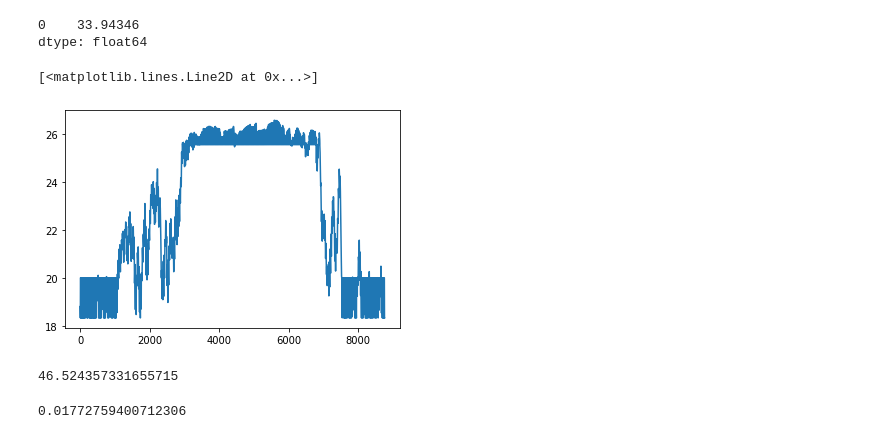
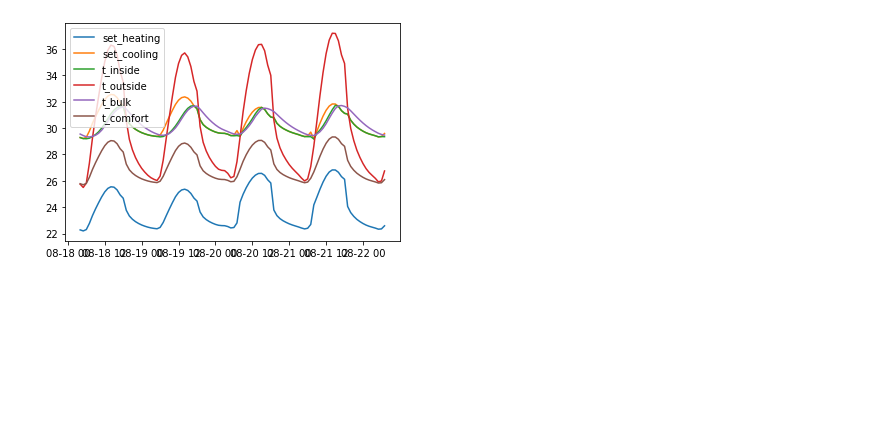
Before and after one commit to dshen109/6-484-proj, a Jupyter notebook: scripts/ppo-results.ipynb, the cells around one changed output. Saved outputs shown, nothing was run; the diff lists cells and outputs as text; code cells hidden in the pictures; blank space fills up the shorter version.

```diff
--- a/scripts/ppo-results.ipynb
+++ b/scripts/ppo-results.ipynb
@@ -28,4 +37,5 @@ Deprecated in NumPy 1.20; for more details and guidance: https://numpy.org/devdo
 # %%
-agent = ppo.load_agent(f'../data/{env_name_light}/seed_0/model/model_best.pt',
-                       env_name_light)
+ppoagent, _ = ppo.load_agent(
+    f'../data/bc-ppo-tune-DefaultBuilding-very_light-action-discrete-summer-discomf-terminate-True-v0/seed_0/model/model_best.pt',
+    env_name)
 # %% [output]
@@ -67,11 +95,20 @@ def comfort_violations(frame):
 # %%
 jan1 = dt.datetime(2018, 1, 1, 0, 0)
 monthly_results = {}
-n_runs = 2
-for month in (6, 7, 8):
-# for month in range(12):
-    start = dt.datetime(2018, month + 1, 1, 0, 0)
+monthly_results_comfort_agent = {}
+n_runs = 5
+for month in (7, 8, 9):
+    start = dt.datetime(2018, month, 1, 0, 0)
     start_int = int((start - jan1).total_seconds() / 3600)
-    results = runner.get_results(agent, env_light, time=start_int,
+    results = runner.get_results(ppoagent, env, time=start_int,
                                  max_steps=24*30*n_runs)
-    monthly_results[month + 1] = results_to_dataframes(results)
+    with warnings.catch_warnings():
+        warnings.simplefilter('ignore')
+        monthly_results_comfort_agent[month] = \
+            results_to_dataframes(
+                runner.get_results(
+                    agent.AshraeComfortAgent(env=env),
+                    env, time=start_int, max_steps=24*30
+                )
+            )
+    monthly_results[month] = results_to_dataframes(results)
@@ -92,0 +115,8 @@ Name: comfort_penalty, Length: 8758, dtype: float64
+# %%
+monthly_results = {k: comfort_violations(v)
+                   for k, v in monthly_results.items()}
+comfort_control_frame = {
+    k: comfort_violations(v)
+    for k, v in monthly_results_comfort_agent.items()
+}
+expert_frame = comfort_violations(expert_frame)
@@ -175,10 +224,0 @@ compare_cumsum(month, monthly_results, ['electricity_cost'],
-# %%
-monthly_results[7]['electricity_cost'].max()
-# %% [output]
-0    33.94346
-dtype: float64
-# %%
-plt.plot(expert['t_air'])
-# %% [output]
-[<matplotlib.lines.Line2D at 0x...>]
-[figure, removed]
@@ -187,8 +224,0 @@ expert_frame = util.load_expert_performance(expert)
-# %%
-expert_frame['electricity_cost'].max()
-# %% [output]
-46.524357331655715
-# %%
-expert_frame['reward'].max()
-# %% [output]
-0.01772759400712306
@@ -197,0 +225,10 @@ for k, v in expert.items():
+# %%
+plt.figure()
+plot_month(month, comfort_control_frame,
+           ('set_heating', 'set_cooling', 't_inside', 't_outside',
+            't_bulk',
+            't_comfort'),
+           idx_start=start,
+           n_points=100)
+# %% [output]
+[figure, added]
```
Also changed, not shown: parts of 10 cells of this notebook, 11 other files.
